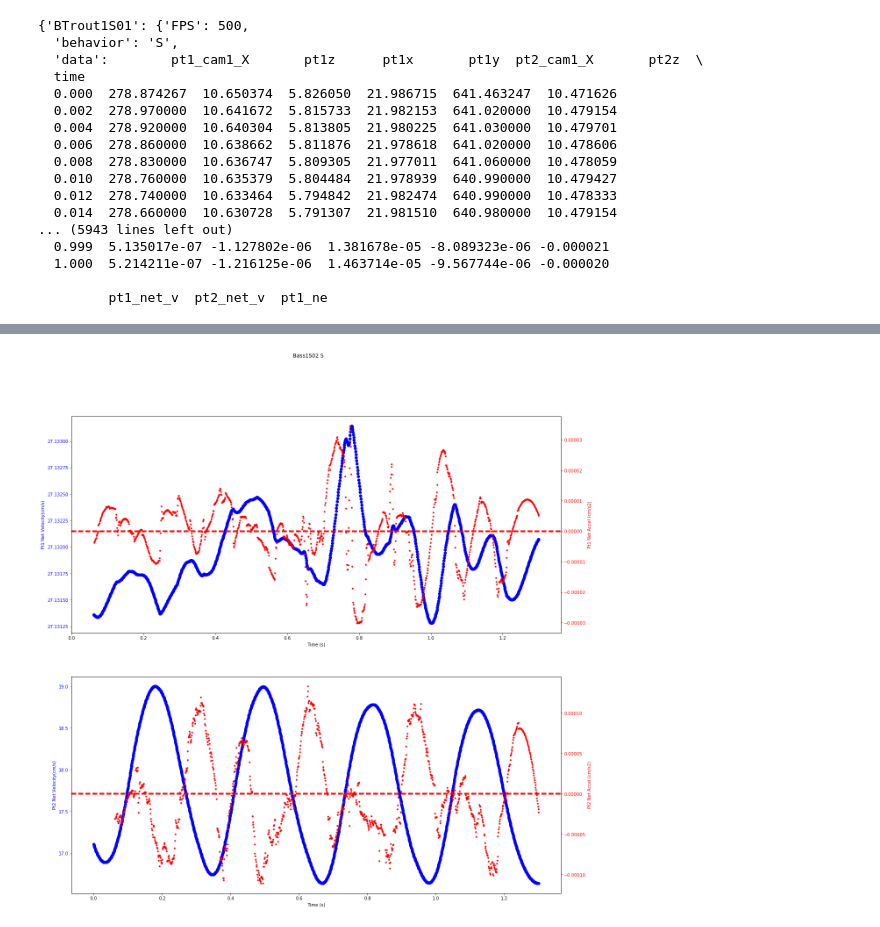
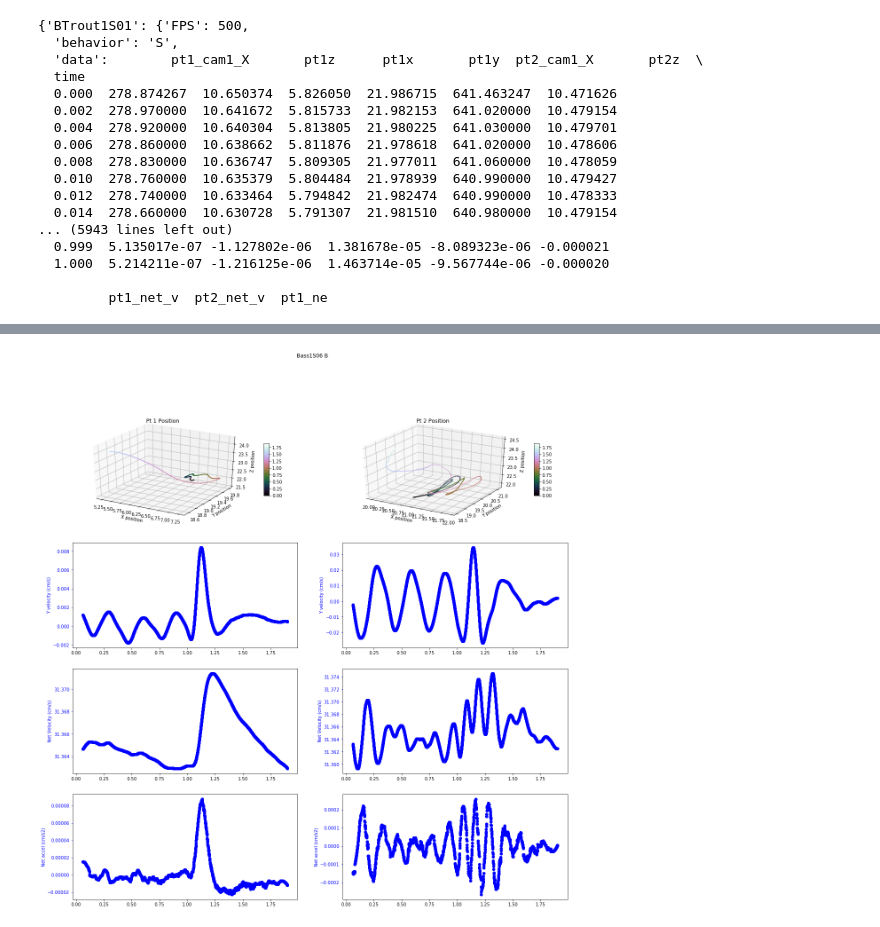
Before and after one commit to kfeilich/FishTrackProcessing, a Jupyter notebook: AccelerationCodeTesting.ipynb, the cells around one changed output, grey strips where cells are left out. Saved outputs shown, nothing was run; the diff lists cells and outputs as text; code cells hidden in the pictures.

```diff
--- a/AccelerationCodeTesting.ipynb
+++ b/AccelerationCodeTesting.ipynb
@@ -214,5 +251,5 @@ def plot_net_accel(tracklist_subset, tracklist):
         plt.show()
-# %%
-plot_net_accel(['Bass1S02'], tracklist)
-# %% [output]
-[figure, removed]
+# %%
+check_plots(['Bass1S06'], tracklist)
+# %% [output]
+[figure, added]
```
Also changed, not shown: parts of 7 cells of this notebook, 3 other files.
